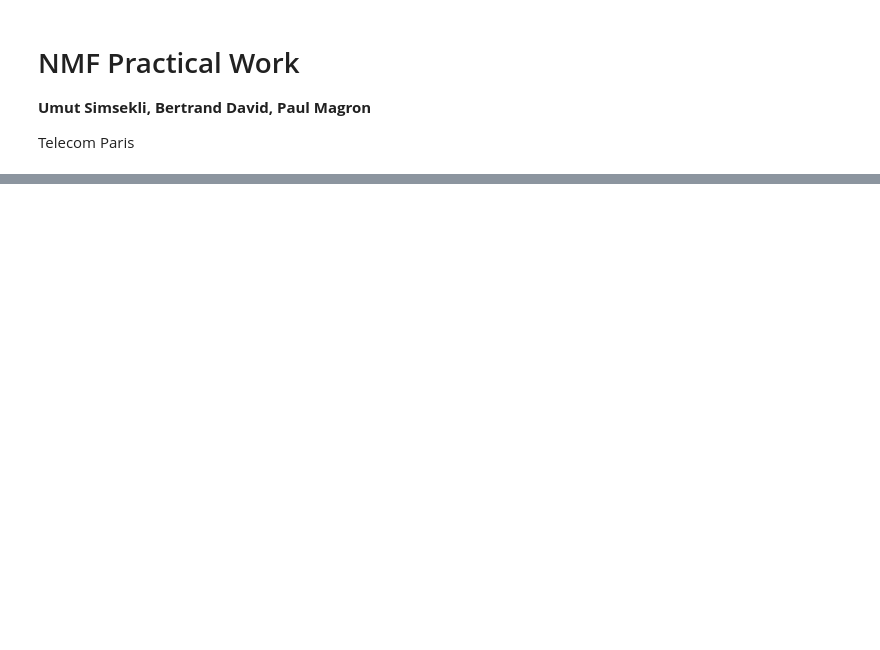
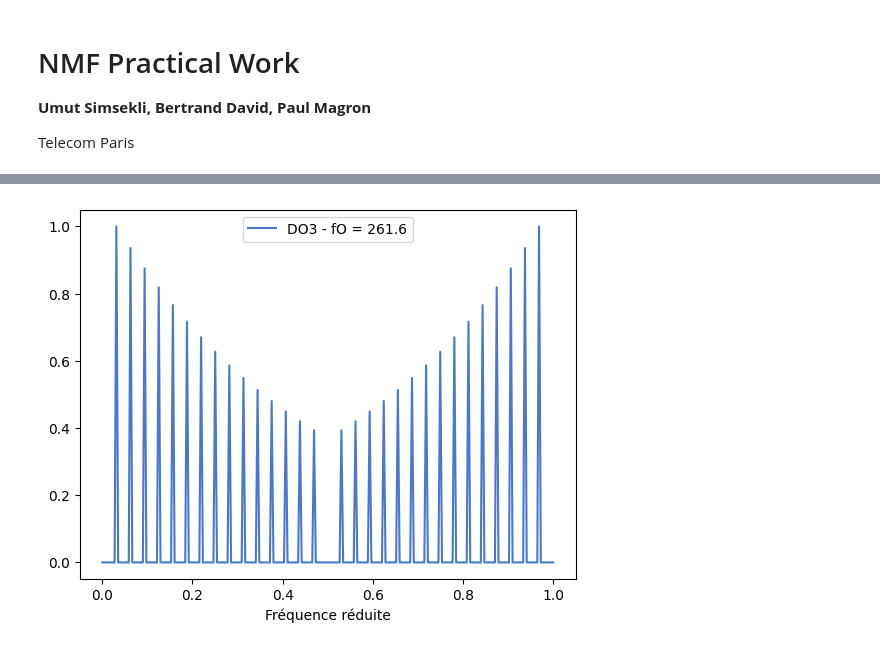
Before and after one commit to LouisLalay/Traitement-du-Signal, a Jupyter notebook: TP NMF/NMF_TP.ipynb, the cells around one changed output, grey strips where cells are left out. Cells and saved outputs as stored; diff of their text form; code cells hidden in the pictures; blank space fills up the shorter version.

```diff
--- a/TP NMF/NMF_TP.ipynb
+++ b/TP NMF/NMF_TP.ipynb
@@ -90,0 +97,6 @@ def build_signal(notes, Fs):
+# %%
+FE = 8000
+NFFT = 512
+DO3 = 261.63
+MI3 = 329.63
+LA4 = 440
@@ -90,0 +187,13 @@ def build_signal(notes, Fs):
+# %%
+# Calcul de la largeur de fenêtre
+largeur_fenetre_frequence = 80
+len_window = NFFT*largeur_fenetre_frequence//FE
+window_spectre = np.hanning(len_window)
+freq_reduite, spectre_do = spectre_harmonique(DO3, NFFT, window_spectre, FE)
+
+plt.plot(freq_reduite, np.abs(spectre_do), label=f"DO3 - fO = {DO3:.1f}")
+plt.xlabel("Fréquence réduite")
+plt.legend()
+plt.show()
+# %% [output]
+[figure, added]
```
Also changed, not shown: parts of 10 cells of this notebook.
